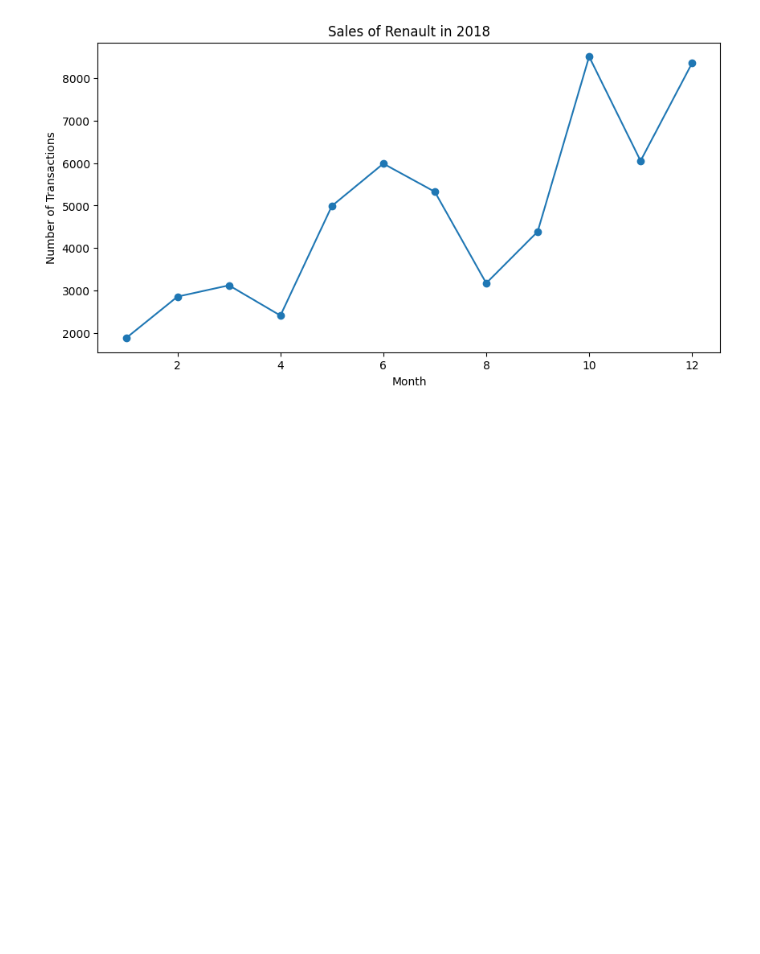
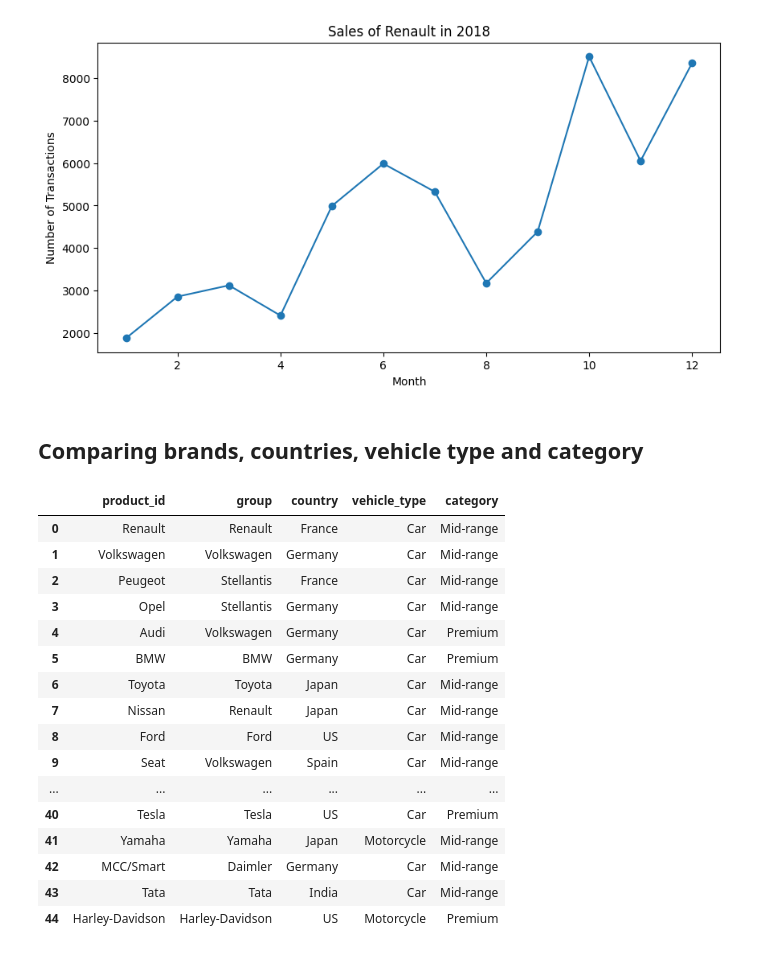
Before and after one commit to Lahdhirim/ML-sales-prediction-tool, a Jupyter notebook: notebooks/EDA.ipynb, the cells around one changed output. Cells and saved outputs as stored; diff of their text form; code cells hidden in the pictures; blank space fills up the shorter version.

```diff
--- a/notebooks/EDA.ipynb
+++ b/notebooks/EDA.ipynb
@@ -251,3 +251,26 @@ plt.title(f"Sales of {product_id} in {year}")
 # %% [output]
 Text(0.5, 1.0, 'Sales of Renault in 2018')
 [figure]
+# %% [markdown]
+## Comparing brands, countries, vehicle type and category
+# %%
+product_mapping = pd.read_excel('../data/product_mapping.xlsx')
+product_mapping
+# %% [output]
+|  | product_id | group | country | vehicle_type | category |
+| 0 | Renault | Renault | France | Car | Mid-range |
+| 1 | Volkswagen | Volkswagen | Germany | Car | Mid-range |
+| 2 | Peugeot | Stellantis | France | Car | Mid-range |
+| 3 | Opel | Stellantis | Germany | Car | Mid-range |
+| 4 | Audi | Volkswagen | Germany | Car | Premium |
+| 5 | BMW | BMW | Germany | Car | Premium |
+| 6 | Toyota | Toyota | Japan | Car | Mid-range |
+| 7 | Nissan | Renault | Japan | Car | Mid-range |
+| 8 | Ford | Ford | US | Car | Mid-range |
+| 9 | Seat | Volkswagen | Spain | Car | Mid-range |
+| ... | ... | ... | ... | ... | ... |
+| 40 | Tesla | Tesla | US | Car | Premium |
+| 41 | Yamaha | Yamaha | Japan | Motorcycle | Mid-range |
+| 42 | MCC/Smart | Daimler | Germany | Car | Mid-range |
+| 43 | Tata | Tata | India | Car | Mid-range |
+| 44 | Harley-Davidson | Harley-Davidson | US | Motorcycle | Premium |
```
Also changed, not shown: parts of 2 cells of this notebook, 11 other files.
